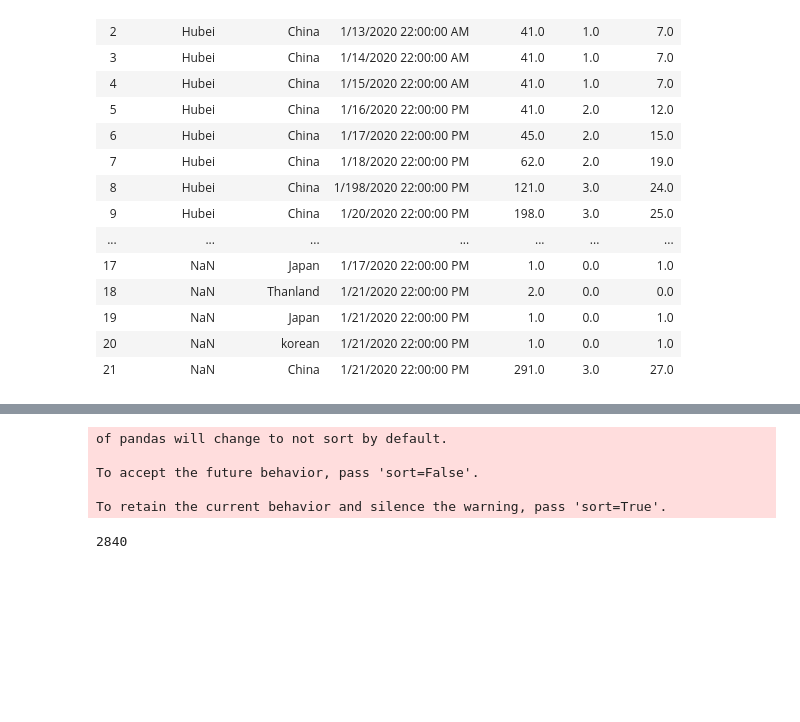
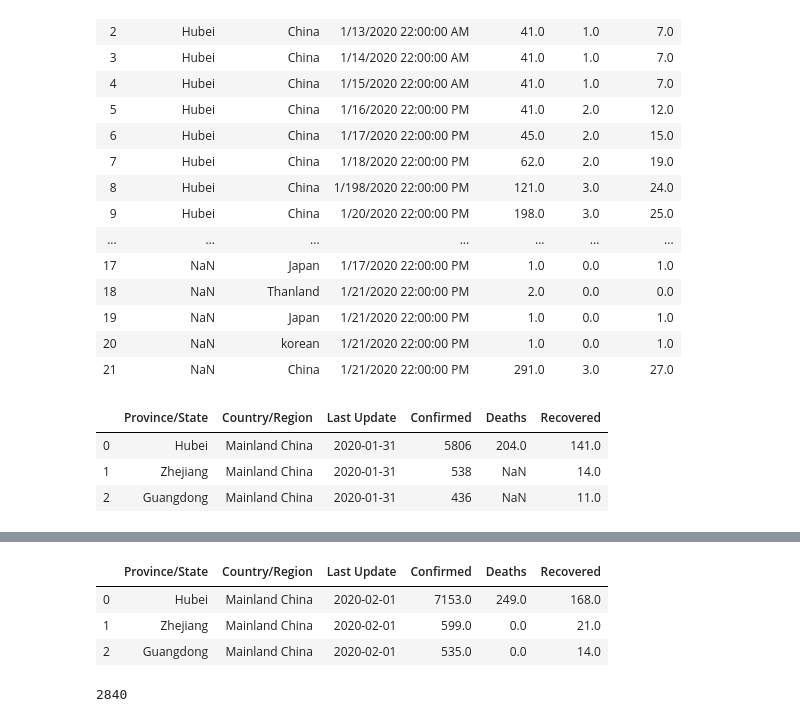
Before and after one commit to whysoq520/covid-19-Analysis, a Jupyter notebook: combine1.ipynb, the cells around one changed output, grey strips where cells are left out. Cells and saved outputs as stored; diff of their text form; code cells hidden in the pictures; blank space fills up the shorter version.

```diff
--- a/combine1.ipynb
+++ b/combine1.ipynb
@@ -94,4 +94,51 @@ df42
 | 19 | NaN | Japan | 1/21/2020 22:00:00 PM | 1.0 | 0.0 | 1.0 |
 | 20 | NaN | korean | 1/21/2020 22:00:00 PM | 1.0 | 0.0 | 1.0 |
 | 21 | NaN | China | 1/21/2020 22:00:00 PM | 291.0 | 3.0 | 27.0 |
+# %%
+#update date of each file
+df1['Last Update']= '2020-02-01'
+df2['Last Update'] = '2020-02-02'
+df3['Last Update'] = '2020-02-03'
+df4['Last Update'] = '2020-02-04'
+df5['Last Update'] = '2020-02-05'
+df6['Last Update'] = '2020-02-06'
+df7['Last Update'] = '2020-02-07'
+df8['Last Update'] = '2020-02-08'
+df9['Last Update'] = '2020-02-09'
+df10['Last Update'] = '2020-02-10'
+df11['Last Update'] = '2020-02-11'
+df12['Last Update'] = '2020-02-12'
+df13['Last Update'] = '2020-02-13'
+df14['Last Update'] = '2020-02-14'
+df15['Last Update'] = '2020-02-15'
+df16['Last Update'] = '2020-02-16'
+df17['Last Update'] = '2020-02-17'
+df18['Last Update'] = '2020-02-18'
+df19['Last Update'] = '2020-02-19'
+df20['Last Update'] = '2020-02-20'
+df21['Last Update'] = '2020-02-21'
+df22['Last Update'] = '2020-02-22'
+df23['Last Update'] = '2020-02-23'
+df24['Last Update'] = '2020-02-24'
+df25['Last Update'] = '2020-02-25'
+df26['Last Update'] = '2020-02-26'
+df27['Last Update'] = '2020-02-27'
+df28['Last Update'] = '2020-02-28'
+df29['Last Update'] = '2020-02-29'
+df30['Last Update'] = '2020-01-22'
+df31['Last Update'] = '2020-01-23'
+df32['Last Update'] = '2020-01-24'
+df33['Last Update'] = '2020-01-25'
+df34['Last Update'] = '2020-01-26'
+df35['Last Update'] = '2020-01-27'
+df36['Last Update'] = '2020-01-28'
+df37['Last Update'] = '2020-01-29'
+df38['Last Update'] = '2020-01-30'
+df39['Last Update'] = '2020-01-31'
+df39.head(3)
+# %% [output]
+|  | Province/State | Country/Region | Last Update | Confirmed | Deaths | Recovered |
+| 0 | Hubei | Mainland China | 2020-01-31 | 5806 | 204.0 | 141.0 |
+| 1 | Zhejiang | Mainland China | 2020-01-31 | 538 | NaN | 14.0 |
+| 2 | Guangdong | Mainland China | 2020-01-31 | 436 | NaN | 11.0 |
 # %%
@@ -108,10 +157,9 @@ all_filenames = [i for i in glob.glob('*.{}'.format('csv'))]
-# %%
-#Combine all files in the list
-data1= pd.concat([pd.read_csv(f) for f in all_filenames ])
-# %% [output]
-of pandas will change to not sort by default.
-
-To accept the future behavior, pass 'sort=False'.
-
-To retain the current behavior and silence the warning, pass 'sort=True'.
+# %%
+df = pd.concat([df1, df2, df3, df4, df5, df6, df7, df8, df9, df10, df11, df12, df13, df14, df15, df16, df17, df18, df19, df20, df21, df22, df23, df24, df25, df26, df27, df28, df29, df30, df31, df32, df33, df34, df35, df36, df37, df38, df39, df41,])
+df.head(3)
+# %% [output]
+|  | Province/State | Country/Region | Last Update | Confirmed | Deaths | Recovered |
+| 0 | Hubei | Mainland China | 2020-02-01 | 7153.0 | 249.0 | 168.0 |
+| 1 | Zhejiang | Mainland China | 2020-02-01 | 599.0 | 0.0 | 21.0 |
+| 2 | Guangdong | Mainland China | 2020-02-01 | 535.0 | 0.0 | 14.0 |
 # %%
```
Also changed, not shown: parts of 5 cells of this notebook, 1 other file.
